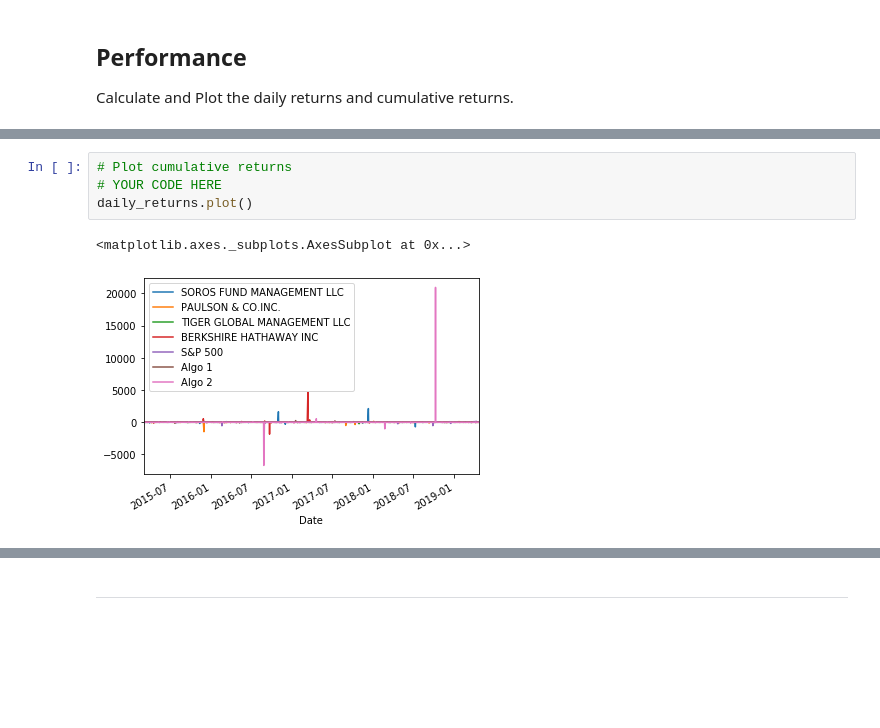
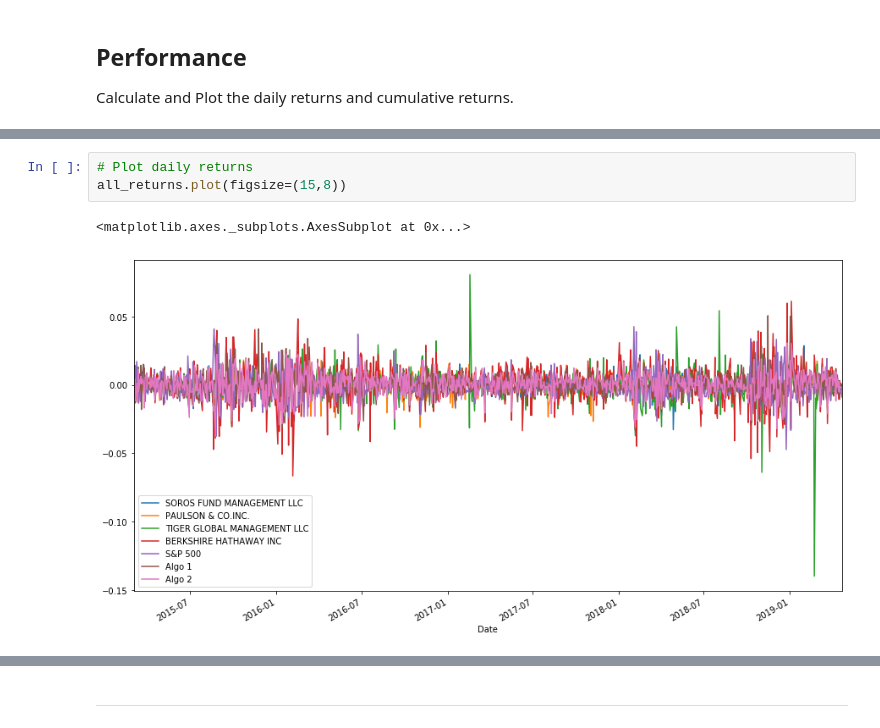
Before and after one commit to basobo/python-pandas, a Jupyter notebook: whale_analysis.ipynb, the cells around one changed output, grey strips where cells are left out. Drawn from its saved outputs; the diff is of its cells as text; blank space fills up the shorter version.

```diff
--- a/whale_analysis.ipynb
+++ b/whale_analysis.ipynb
@@ -222,7 +212,6 @@ daily_returns.head()
-# %%
-# Plot cumulative returns
-# YOUR CODE HERE
-daily_returns.plot()
-# %% [output]
-<matplotlib.axes._subplots.AxesSubplot at 0x...>
-[figure, removed]
+# %%
+# Plot daily returns
+all_returns.plot(figsize=(15,8))
+# %% [output]
+<matplotlib.axes._subplots.AxesSubplot at 0x...>
+[figure, added]
```
Also changed, not shown: parts of 6 cells of this notebook.
